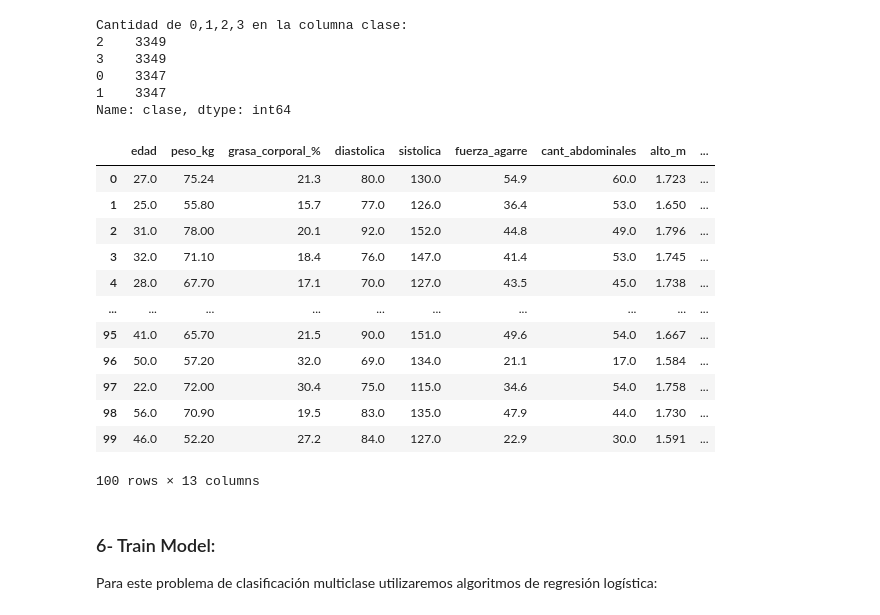
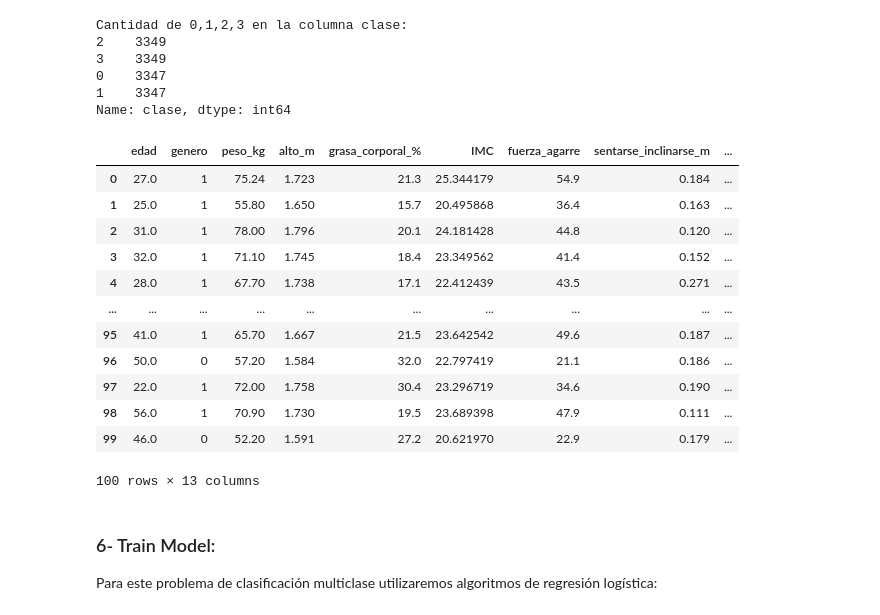
Before and after one commit to sosarodrigox/Grupo1-PP1, a Jupyter notebook: grupo1_pp1.ipynb, the cells around one changed output. Drawn from its saved outputs; the diff is of its cells as text; code cells hidden in the pictures.

```diff
--- a/grupo1_pp1.ipynb
+++ b/grupo1_pp1.ipynb
@@ -257,22 +257,41 @@ Cantidad de 0,1,2,3 en la columna clase:
 0    3347
 1    3347
 Name: clase, dtype: int64
-# %%
-df_copy.head(100)
-# %% [output]
-|  | edad | peso_kg | grasa_corporal_% | diastolica | sistolica | fuerza_agarre | cant_abdominales | alto_m | ... |
-| 0 | 27.0 | 75.24 | 21.3 | 80.0 | 130.0 | 54.9 | 60.0 | 1.723 | ... |
-| 1 | 25.0 | 55.80 | 15.7 | 77.0 | 126.0 | 36.4 | 53.0 | 1.650 | ... |
-| 2 | 31.0 | 78.00 | 20.1 | 92.0 | 152.0 | 44.8 | 49.0 | 1.796 | ... |
-| 3 | 32.0 | 71.10 | 18.4 | 76.0 | 147.0 | 41.4 | 53.0 | 1.745 | ... |
-| 4 | 28.0 | 67.70 | 17.1 | 70.0 | 127.0 | 43.5 | 45.0 | 1.738 | ... |
-| ... | ... | ... | ... | ... | ... | ... | ... | ... | ... |
-| 95 | 41.0 | 65.70 | 21.5 | 90.0 | 151.0 | 49.6 | 54.0 | 1.667 | ... |
-| 96 | 50.0 | 57.20 | 32.0 | 69.0 | 134.0 | 21.1 | 17.0 | 1.584 | ... |
-| 97 | 22.0 | 72.00 | 30.4 | 75.0 | 115.0 | 34.6 | 54.0 | 1.758 | ... |
-| 98 | 56.0 | 70.90 | 19.5 | 83.0 | 135.0 | 47.9 | 44.0 | 1.730 | ... |
-| 99 | 46.0 | 52.20 | 27.2 | 84.0 | 127.0 | 22.9 | 30.0 | 1.591 | ... |
-100 rows × 13 columns
+# %%
+#Reordenamos:
+ordenado =[
+'edad',
+'genero',
+'peso_kg',
+'alto_m',
+'grasa_corporal_%',
+'IMC',
+'fuerza_agarre',
+'sentarse_inclinarse_m',
+'cant_abdominales',
+'salto_largo_m_',
+'diastolica',
+'sistolica',
+'clase',
+]
+df_copy = df_copy[ordenado]
+
+# Mostrar dataset:
+df_copy.head(100)
+# %% [output]
+|  | edad | genero | peso_kg | alto_m | grasa_corporal_% | IMC | fuerza_agarre | sentarse_inclinarse_m | ... |
+| 0 | 27.0 | 1 | 75.24 | 1.723 | 21.3 | 25.344179 | 54.9 | 0.184 | ... |
+| 1 | 25.0 | 1 | 55.80 | 1.650 | 15.7 | 20.495868 | 36.4 | 0.163 | ... |
+| 2 | 31.0 | 1 | 78.00 | 1.796 | 20.1 | 24.181428 | 44.8 | 0.120 | ... |
+| 3 | 32.0 | 1 | 71.10 | 1.745 | 18.4 | 23.349562 | 41.4 | 0.152 | ... |
+| 4 | 28.0 | 1 | 67.70 | 1.738 | 17.1 | 22.412439 | 43.5 | 0.271 | ... |
+| ... | ... | ... | ... | ... | ... | ... | ... | ... | ... |
+| 95 | 41.0 | 1 | 65.70 | 1.667 | 21.5 | 23.642542 | 49.6 | 0.187 | ... |
+| 96 | 50.0 | 0 | 57.20 | 1.584 | 32.0 | 22.797419 | 21.1 | 0.186 | ... |
+| 97 | 22.0 | 1 | 72.00 | 1.758 | 30.4 | 23.296719 | 34.6 | 0.190 | ... |
+| 98 | 56.0 | 1 | 70.90 | 1.730 | 19.5 | 23.689398 | 47.9 | 0.111 | ... |
+| 99 | 46.0 | 0 | 52.20 | 1.591 | 27.2 | 20.621970 | 22.9 | 0.179 | ... |
+100 rows × 13 columns
 # %% [markdown]
 ### 6-  Train Model:
 
```
